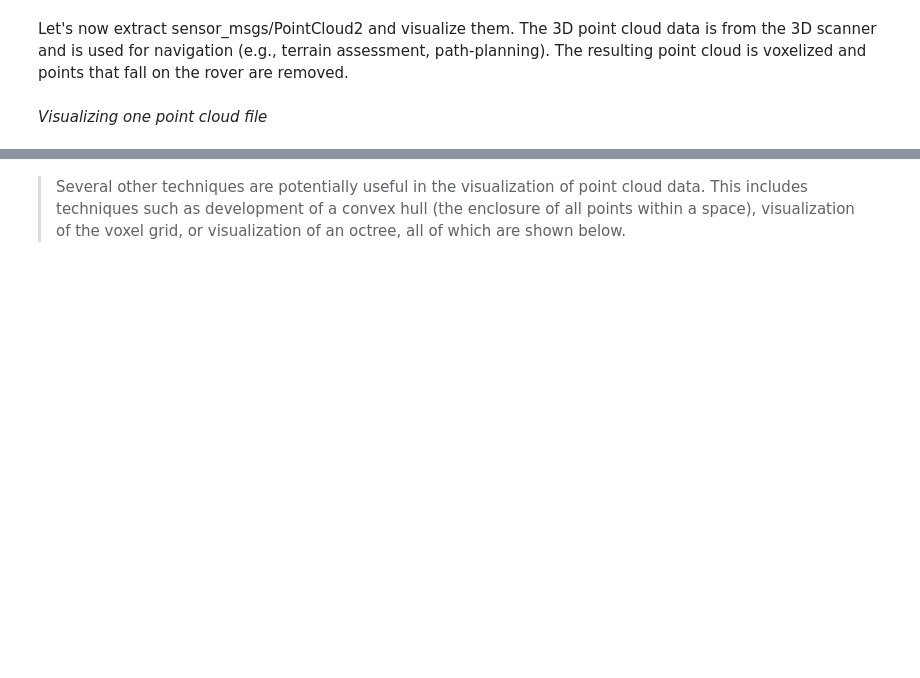
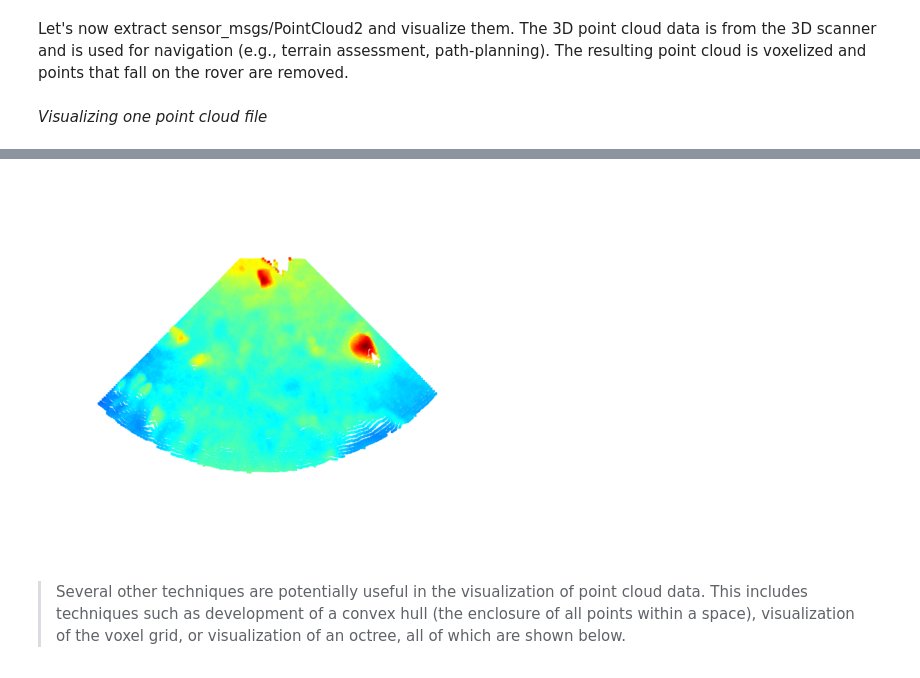
Before and after one commit to asc-csa/LEAD-Rover-Data-Tutorial, a Jupyter notebook: LEAD_Rover_Data_Tutorial.ipynb, the cells around one changed output, grey strips where cells are left out. Cells and saved outputs as stored; diff of their text form; code cells hidden in the pictures; blank space fills up the shorter version.

Commit message:
Images added - Tutorial complete

```diff
--- a/LEAD_Rover_Data_Tutorial.ipynb
+++ b/LEAD_Rover_Data_Tutorial.ipynb
@@ -162,3 +157,10 @@ for file in file_list:
+# %%
+img = imageio.imread("1-PCD.png")
+plt.imshow(img)
+plt.axis("off")
+plt.show()
+# %% [output]
+[figure, added]
 # %% [markdown]
 >Several other techniques are potentially useful in the visualization of point cloud data. This includes techniques such as development of a convex hull (the enclosure of all points within a space), visualization of the voxel grid, or visualization of an octree, all of which are shown below.
 # %%
```
Also changed, not shown: parts of 13 cells of this notebook.
